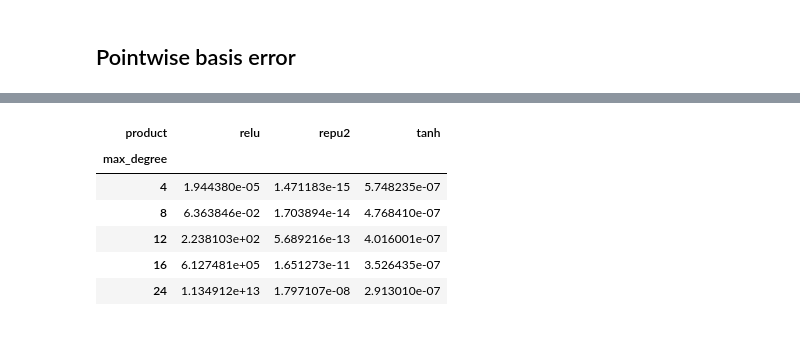
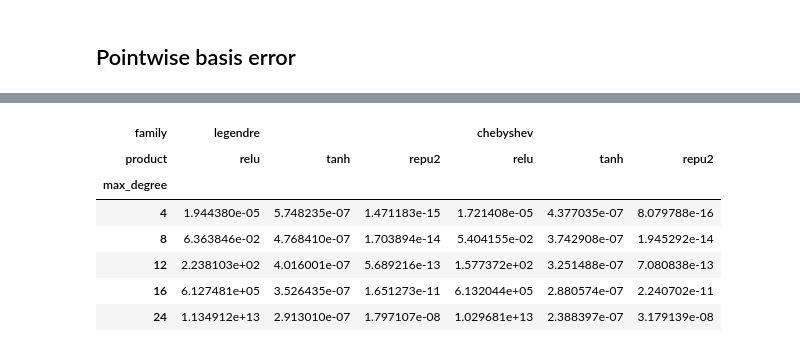
Before and after one commit to ndexter/neural-polynomial-emulation, a Jupyter notebook: notebooks/activation_diagnostics.ipynb, the cells around one changed output, grey strips where cells are left out. Drawn from its saved outputs; the diff is of its cells as text; code cells hidden in the pictures.

```diff
--- a/notebooks/activation_diagnostics.ipynb
+++ b/notebooks/activation_diagnostics.ipynb
@@ -84,33 +131,43 @@ plt.show()
 # %%
 rng = np.random.default_rng(90210)
-samples = rng.uniform(-1.0, 1.0, size=512)
 rows = []
-for max_degree in (4, 8, 12, 16, 24):
-    exact = exact_legendre_basis(samples, max_degree)
-    for product in PRODUCTS:
-        approximate = emulated_legendre_basis(
-            samples,
-            max_degree,
-            product=product,
-            num_layers=12,
-            tanh_step=None,
-            tanh_tolerance=TANH_TOLERANCE,
-        ).numpy()
-        rows.append({
-            "max_degree": max_degree,
-            "product": product,
-            "relative_frobenius_mismatch": relative_frobenius_mismatch(exact, approximate),
-        })
+for family in FAMILIES:
+    api = FAMILY_APIS[family]
+    samples = api["sample"](rng, 512)
+    for max_degree in (4, 8, 12, 16, 24):
+        exact = api["exact_basis"](samples, max_degree)
+        for product in PRODUCTS:
+            approximate = api["emulated_basis"](
+                samples,
+                max_degree,
+                product=product,
+                num_layers=12,
+                tanh_step=None,
+                tanh_tolerance=TANH_TOLERANCE,
+            ).numpy()
+            rows.append({
+                "family": family,
+                "max_degree": max_degree,
+                "product": product,
+                "relative_frobenius_mismatch": relative_frobenius_mismatch(
+                    exact, approximate
+                ),
+            })
 matrix_table = pd.DataFrame(rows)
-matrix_table.pivot(index="max_degree", columns="product", values="relative_frobenius_mismatch")
+matrix_table.pivot(
+    index="max_degree",
+    columns=("family", "product"),
+    values="relative_frobenius_mismatch",
+)
 # %% [output]
-| product | relu | repu2 | tanh |
-| max_degree |  |  |  |
-| 4 | 1.944380e-05 | 1.471183e-15 | 5.748235e-07 |
-| 8 | 6.363846e-02 | 1.703894e-14 | 4.768410e-07 |
-| 12 | 2.238103e+02 | 5.689216e-13 | 4.016001e-07 |
-| 16 | 6.127481e+05 | 1.651273e-11 | 3.526435e-07 |
-| 24 | 1.134912e+13 | 1.797107e-08 | 2.913010e-07 |
+| family | legendre |  |  | chebyshev |  |  |
+| product | relu | tanh | repu2 | relu | tanh | repu2 |
+| max_degree |  |  |  |  |  |  |
+| 4 | 1.944380e-05 | 5.748235e-07 | 1.471183e-15 | 1.721408e-05 | 4.377035e-07 | 8.079788e-16 |
+| 8 | 6.363846e-02 | 4.768410e-07 | 1.703894e-14 | 5.404155e-02 | 3.742908e-07 | 1.945292e-14 |
+| 12 | 2.238103e+02 | 4.016001e-07 | 5.689216e-13 | 1.577372e+02 | 3.251488e-07 | 7.080838e-13 |
+| 16 | 6.127481e+05 | 3.526435e-07 | 1.651273e-11 | 6.132044e+05 | 2.880574e-07 | 2.240702e-11 |
+| 24 | 1.134912e+13 | 2.913010e-07 | 1.797107e-08 | 1.029681e+13 | 2.388397e-07 | 3.179139e-08 |
 # %% [markdown]
 ## Tanh step-size sensitivity
 
```
Also changed, not shown: parts of 10 cells of this notebook, 18 other files.
